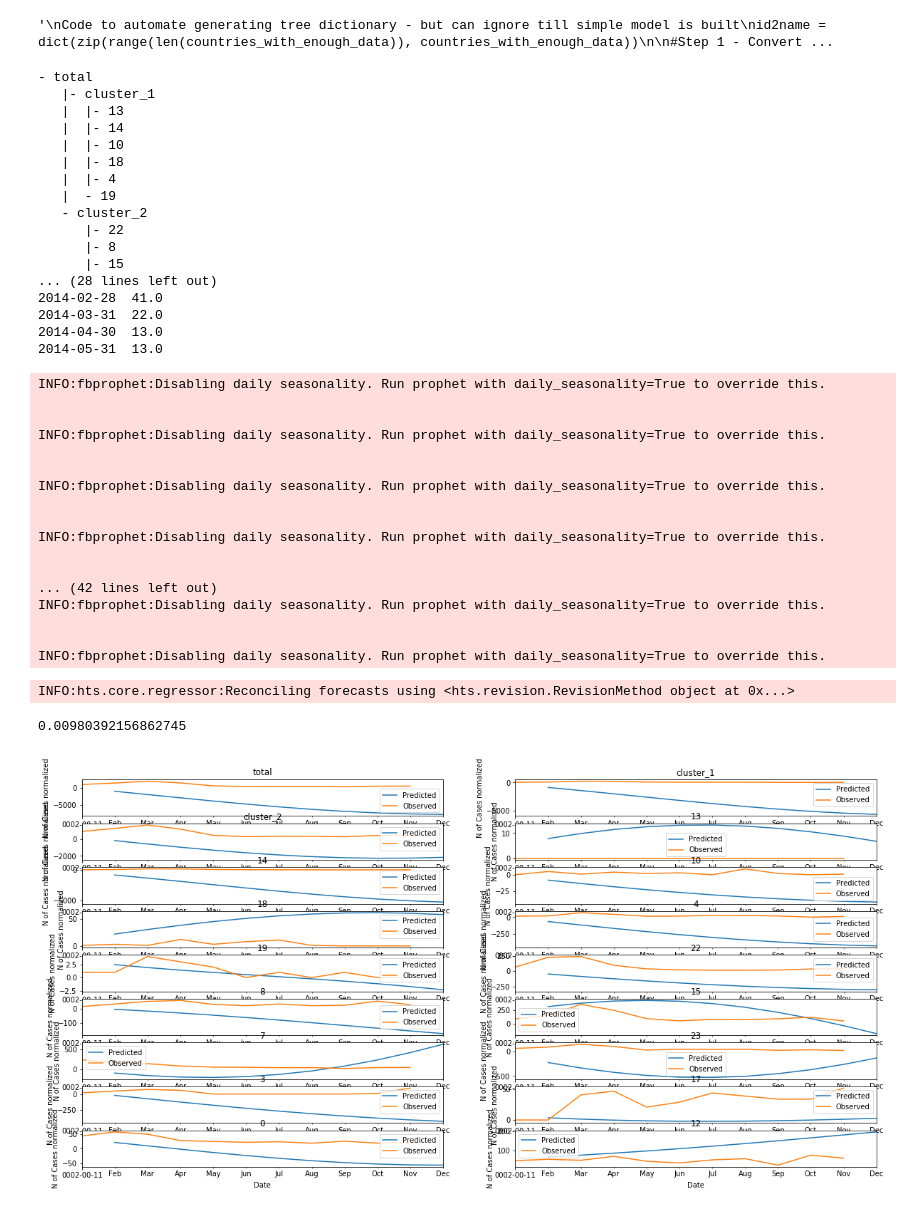
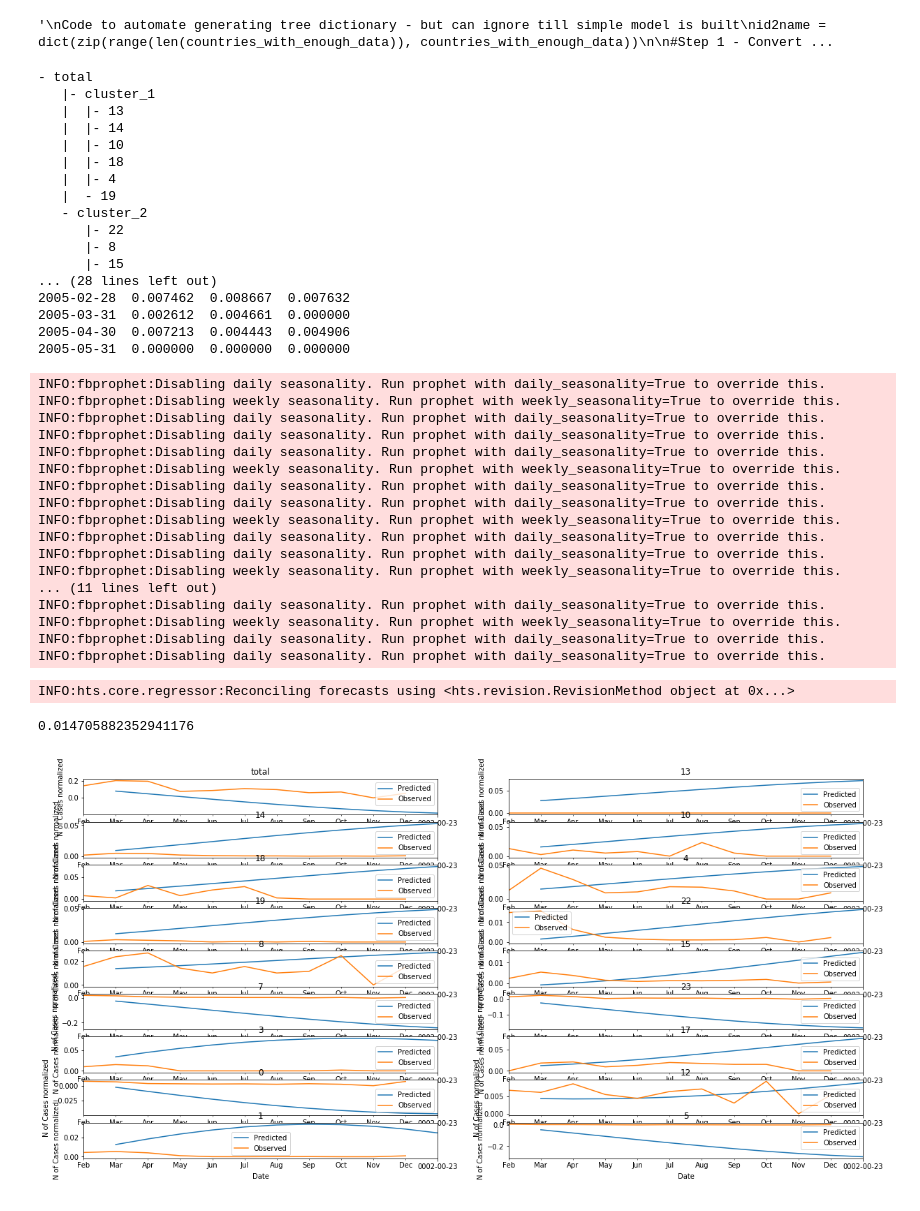
Before and after one commit to amirgamil/Meningitis-Analysis, a Jupyter notebook: Code/Hierarchical Forecasting.ipynb, the cells around one changed output. Cells and saved outputs as stored; diff of their text form; code cells hidden in the pictures.

```diff
--- a/Code/Hierarchical Forecasting.ipynb
+++ b/Code/Hierarchical Forecasting.ipynb
@@ -103,7 +105,7 @@ for i in range(len(countries_with_enough_data)):
 
     #sum across number of cases and divide all the cases by the sum to get a probability distribution
     sum_cases = filled_in_df["Cases"].sum()
-    filled_in_df["Cases"] = filled_in_df["Cases"].apply(lambda x: x)
+    filled_in_df["Cases"] = filled_in_df["Cases"].apply(lambda x: x/sum_cases)
     distribution_dict[countries_with_enough_data[i]] = filled_in_df["Cases"]
     hts_dataframe[str(countries_with_enough_data[i])] = filled_in_df["Cases"]
 
@@ -313,9 +319,13 @@ label_tree( dict_tree["children"][0] )
 '\nCode to automate generating tree dictionary - but can ignore till simple model is built\nid2name = dict(zip(range(len(countries_with_enough_data)), countries_with_enough_data))\n\n#Step 1 - Convert ...
 # %%
 #TODO: figure out how to automatically generate this disctionary for different max_distances used for the dendrogram
+#NOTE: the structure of the tree will affect the output of the prediction (even if the lowest level nodes are the
+# same for different trees
 nodes = {"total": ["cluster_1", "cluster_2"],
-        "cluster_1": ["13", "14", "10", "18", "4", "19"],
-        "cluster_2": ["22", "8", "15", "7", "23", "3", "17", "0", "12", "1", "5"]}
+        "cluster_1": ["13", "14", "15", "22", "1", "12", "0", "5"],
+        "cluster_2": ["18", "8", "10", "17", "19", "4", "3", "7", "23"]}
+
+nodes_test = {"total": [str(x) for x in countries_with_enough_data]}
 
 #hts requires each of the nodes in the tree to be added as a column in pandas dataframe. Thus, we require a df with
 # columns: date total cluster_1 cluster_2 13 14 10 18 4 19 22 8 15 7 23 3 17 0 12 1 5
@@ -337,61 +347,60 @@ print(hts_dataframe.head())
       |- 8
       |- 15
 ... (28 lines left out)
-2014-02-28  41.0
-2014-03-31  22.0
-2014-04-30  13.0
-2014-05-31  13.0
+2005-02-28  0.007462  0.008667  0.007632
+2005-03-31  0.002612  0.004661  0.000000
+2005-04-30  0.007213  0.004443  0.004906
+2005-05-31  0.000000  0.000000  0.000000
 # %%
-#create a simple auto-arima model and fit it to the data
-clf = HTSRegressor(model='prophet', revision_method='OLS', n_jobs=0)
+#create a simple prophet model and fit it to the data
+clf = HTSRegressor(model="prophet", revision_method='OLS', n_jobs=0)
 model = clf.fit(hts_dataframe_train, nodes)
 # %% [output]
 INFO:fbprophet:Disabling daily seasonality. Run prophet with daily_seasonality=True to override this.
-
-
+INFO:fbprophet:Disabling weekly seasonality. Run prophet with weekly_seasonality=True to override this.
 INFO:fbprophet:Disabling daily seasonality. Run prophet with daily_seasonality=True to override this.
-
-
 INFO:fbprophet:Disabling daily seasonality. Run prophet with daily_seasonality=True to override this.
-
-
 INFO:fbprophet:Disabling daily seasonality. Run prophet with daily_seasonality=True to override this.
-
-
-... (42 lines left out)
+INFO:fbprophet:Disabling weekly seasonality. Run prophet with weekly_seasonality=True to override this.
 INFO:fbprophet:Disabling daily seasonality. Run prophet with daily_seasonality=True to override this.
-
-
 INFO:fbprophet:Disabling daily seasonality. Run prophet with daily_seasonality=True to override this.
+INFO:fbprophet:Disabling weekly seasonality. Run prophet with weekly_seasonality=True to override this.
+INFO:fbprophet:Disabling daily seasonality. Run prophet with daily_seasonality=True to override this.
+INFO:fbprophet:Disabling daily seasonality. Run prophet with daily_seasonality=True to override this.
+INFO:fbprophet:Disabling weekly seasonality. Run prophet with weekly_seasonality=True to override this.
+... (11 lines left out)
+INFO:fbprophet:Disabling daily seasonality. Run prophet with daily_seasonality=True to override this.
+INFO:fbprophet:Disabling weekly seasonality. Run prophet with weekly_seasonality=True to override this.
+INFO:fbprophet:Disabling daily seasonality. Run prophet with daily_seasonality=True to override this.
+INFO:fbprophet:Disabling daily seasonality. Run prophet with daily_seasonality=True to override this.
 # %%
 #predict 12 steps ahead on test data
-predicted_autoarima = model.predict(steps_ahead=12)
+predicted_prophet = model.predict(steps_ahead=12)
 # %% [output]
 INFO:hts.core.regressor:Reconciling forecasts using <hts.revision.RevisionMethod object at 0x...>
 # %%
-predictions = predicted_autoarima[-11:]
-
-fig, axes = plt.subplots(9, 2, figsize=(20, 10))
+predictions = predicted_prophet[-11:]
 
 def check_accuracy(predictions):
     percentage_difference = abs((hts_dataframe_test - predictions)/hts_dataframe_test)
     print((percentage_difference<0.2).sum().sum()/(12*17))
 
 def plot_results(cols, axes, preds):
     axes = np.hstack(axes)
     for ax, col in zip(axes, cols):
         predictions[col].plot(ax=ax, label="Predicted")
         hts_dataframe_test[col].plot(ax=ax, label="Observed")
 
         ax.legend()
         ax.set_title(col)
         ax.set_xlabel("Date")
         ax.set_ylabel("N of Cases normalized")
         ax.xaxis.set_major_formatter(DateFormatter('%Y-%M-%d'))
 
-plot_results(list(hts_dataframe), axes, predictions)
+fig, axes = plt.subplots(9, 2, figsize=(20, 10))
+plot_results(list(hts_dataframe), axes, predicted_autoarima)
 
 check_accuracy(predictions)
 # %% [output]
-0.00980392156862745
+0.014705882352941176
-[figure, old version]
+[figure, new version]
```
Also changed, not shown: parts of 11 cells of this notebook, 3 other files.
